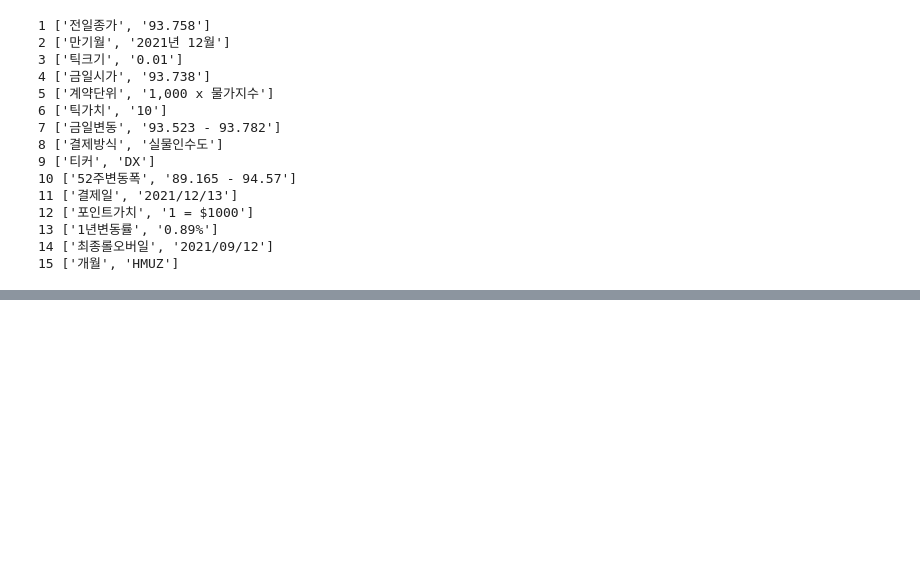
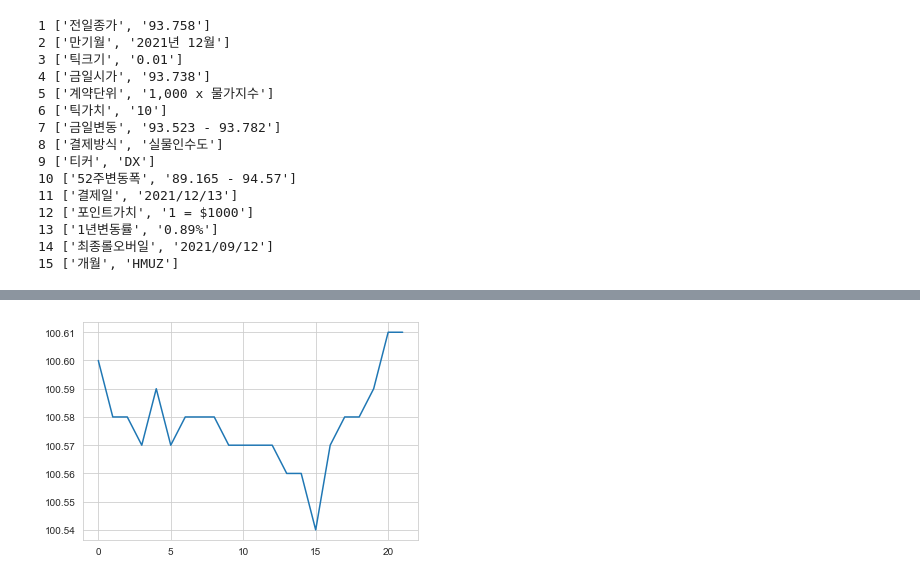
Before and after one commit to etlers/jupyter, a Jupyter notebook: investing/investpy.ipynb, the cells around one changed output, grey strips where cells are left out. Drawn from its saved outputs; the diff is of its cells as text; code cells hidden in the pictures; blank space fills up the shorter version.

```diff
--- a/investing/investpy.ipynb
+++ b/investing/investpy.ipynb
@@ -183,0 +246,19 @@ for key, val in dict_usd_idx.items():
+# %%
+list_curr = [
+    [1172.63, 100.6], [1172.4, 100.58], [1172.4, 100.58], [1172.31, 100.57], [1172.48, 100.59],
+    [1172.27, 100.57], [1172.35, 100.58], [1172.35, 100.58], [1172.35, 100.58], [1172.33, 100.57],
+    [1172.31, 100.57], [1172.31, 100.57], [1172.33, 100.57], [1172.19, 100.56], [1172.21, 100.56],
+    [1171.95, 100.54], [1172.26, 100.57], [1172.35, 100.58], [1172.35, 100.58], [1172.46, 100.59],
+    [1172.7, 100.61], [1172.71, 100.61]
+]
+
+x = []
+y = []
+for curr in list_curr:
+    x.append(float(curr[0]))
+    y.append(curr[1])
+
+plt.plot(y)
+plt.show()
+# %% [output]
+[figure, added]
```
Also changed, not shown: parts of 8 cells of this notebook, 3 other files.
